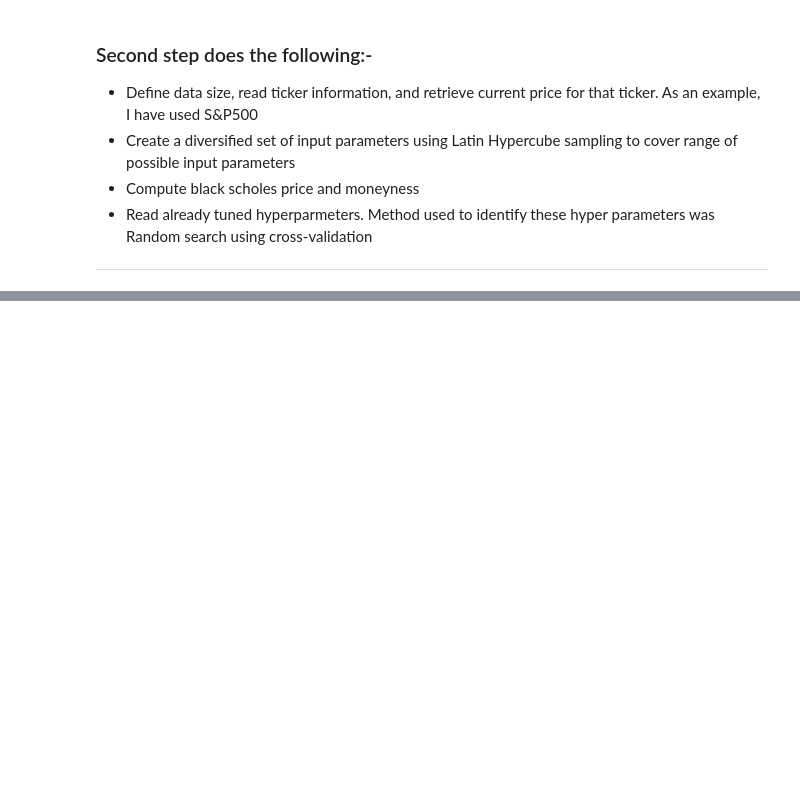
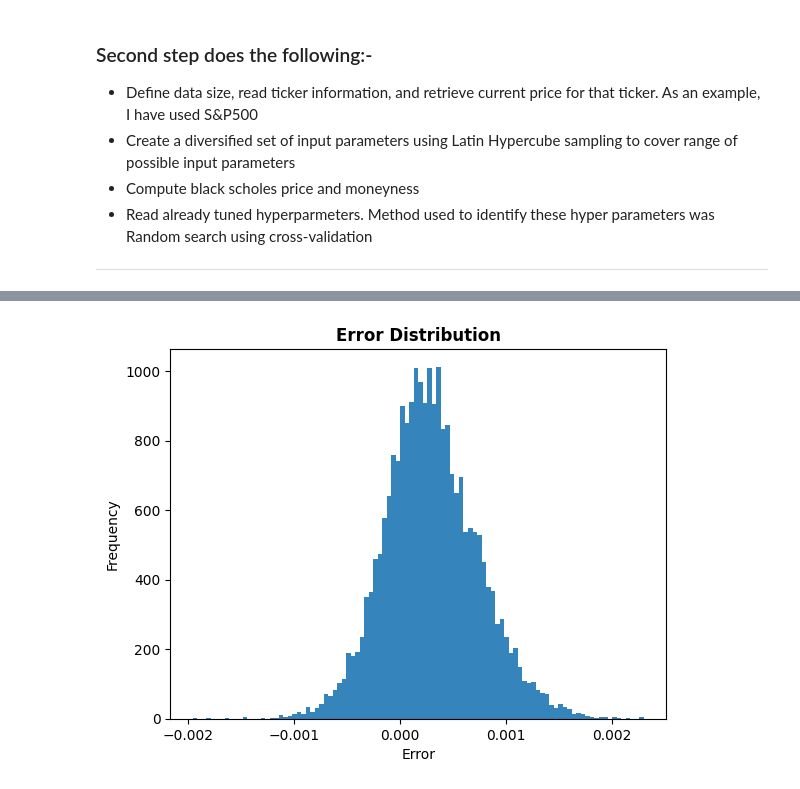
Before and after one commit to Karanpalshekhawat/option-pricing-and-implied-volatility-using-NNs, a Jupyter notebook: notebooks/BS_pricing_nn_model.ipynb, the cells around one changed output, grey strips where cells are left out. Saved outputs shown, nothing was run; the diff lists cells and outputs as text; code cells hidden in the pictures; blank space fills up the shorter version.

```diff
--- a/notebooks/BS_pricing_nn_model.ipynb
+++ b/notebooks/BS_pricing_nn_model.ipynb
@@ -76,0 +83,6 @@ plt.show()
+# %%
+feature_columns = ['moneyness', 'time_to_maturity', 'risk_free_rate', 'volatility']
+target = 'opt_price_by_strike'
+x_test = dt_test[feature_columns]
+y_test = dt_test[target]
+y_predict = model.predict(x_test)
@@ -77,3 +91,16 @@ plt.show()
+# %%
+y_test = np.array(y_test)
+y_t = [y[0] for y in y_predict]
+diff = np.subtract(y_test, y_t)
+# %%
+plt.hist(diff, 100, density=1, alpha=0.9)
+plt.xlabel('Error')
+plt.ylabel('Frequency')
+
+plt.title('Error Distribution', fontweight ="bold")
+plt.show()
+# %% [output]
+[figure, added]
 # %%
 model_save_path = os.getcwd() + "/model/output/" + "BS_NN_model.h5"
 model.save(model_save_path)
```
Also changed, not shown: parts of 7 cells of this notebook, 4 other files.
